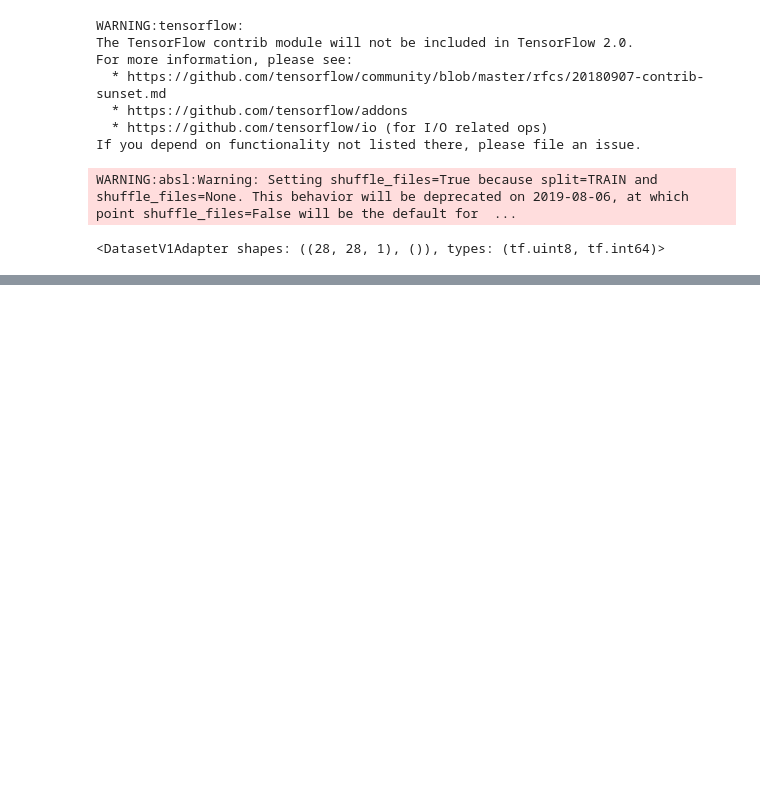
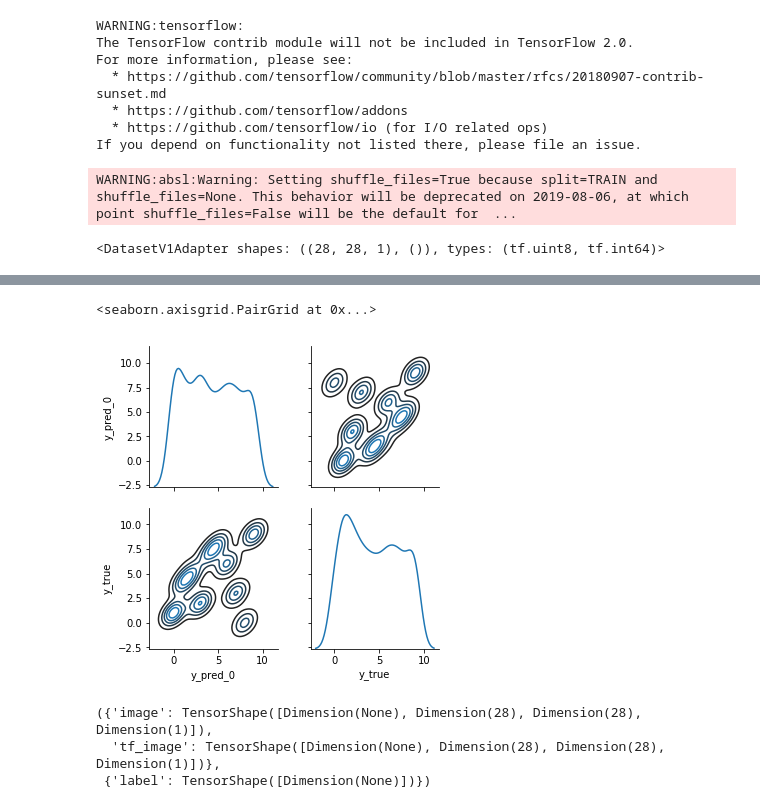
Before and after one commit to kmkolasinski/deep-learning-notes, a Jupyter notebook: IIC/mnist_experiments.ipynb, the cells around one changed output, grey strips where cells are left out. Cells and saved outputs as stored; diff of their text form; code cells hidden in the pictures; blank space fills up the shorter version.

```diff
--- a/IIC/mnist_experiments.ipynb
+++ b/IIC/mnist_experiments.ipynb
@@ -63,5 +117,5 @@ utils.plot_image_pairs(*next(iic_train_iterator), num_examples=5)
 # %%
-base_model = models.create_resnet_se_backbone(input_shape, (1, 1), attention=None)
+base_model = models.create_resnet_se_backbone(model_input_shape, (1, 1), attention=None)
 # %%
 base_model.summary()
 # %% [output]
@@ -84,10 +138,10 @@ Non-trainable params: 1,026
 __________________________________________________________________________________________________
 # %%
 inputs, main_heads, aux_heads = models.create_iic_model(
-    input_shape, base_model,
+    base_model,
     main_head_num_classes=num_classes,
     aux_head_num_classes=5 * num_classes,
-    num_main_heads=5,
+    num_main_heads=1,
     num_aux_heads=1
 )
 # %%
@@ -159,11 +189,5 @@ iic_main_model.outputs
 # %%
-# for epoch in range(10):
-#     print(epoch)
-#     iic_main_model.fit(
-#         iic_train_iterator, verbose=1, epochs=1,
-#         steps_per_epoch=num_train_steps, callbacks = [utils.PredictionsHistory(iic_train_iterator)]
-#     )
-# #     iic_aux_model.fit(
-# #         iic_train_iterator, verbose=1, epochs=1,
-# #         steps_per_epoch=num_train_steps
-# #     )
+iic_main_model.fit(
+    iic_train_iterator, verbose=1, epochs=10,
+    steps_per_epoch=num_train_steps, callbacks = [utils.PredictionsHistory(iic_test_iterator)]
+)
@@ -169,0 +217,5 @@ iic_main_model.outputs
+# %%
+utils.plot_probabilities_grid(iic_main_model, iic_test_iterator)
+# %% [output]
+<seaborn.axisgrid.PairGrid at 0x...>
+[figure, added]
@@ -169,0 +224,6 @@ iic_main_model.outputs
+# %%
+iic_train_iterator.output_shapes
+# %% [output]
+({'image': TensorShape([Dimension(None), Dimension(28), Dimension(28), Dimension(1)]),
+  'tf_image': TensorShape([Dimension(None), Dimension(28), Dimension(28), Dimension(1)])},
+ {'label': TensorShape([Dimension(None)])})
```
Also changed, not shown: parts of 23 cells of this notebook, 4 other files.
